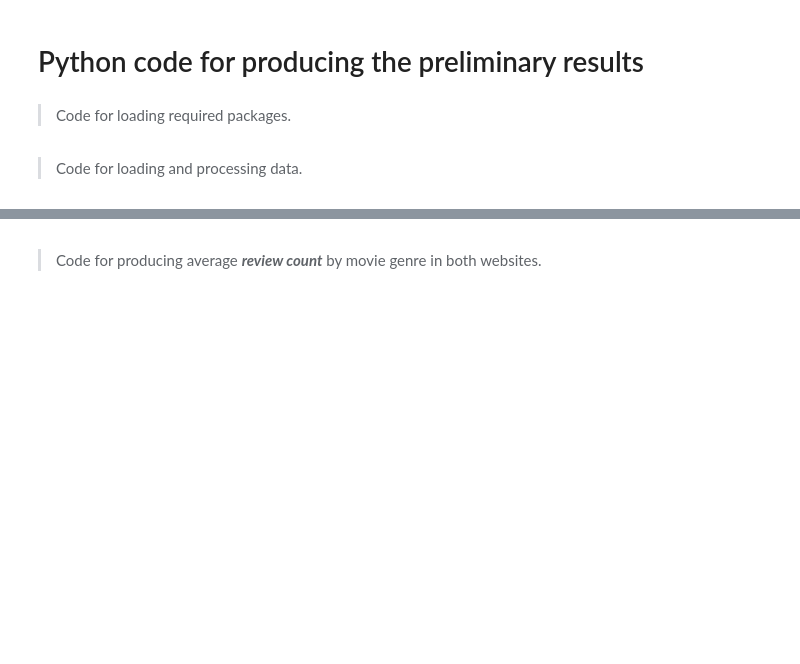
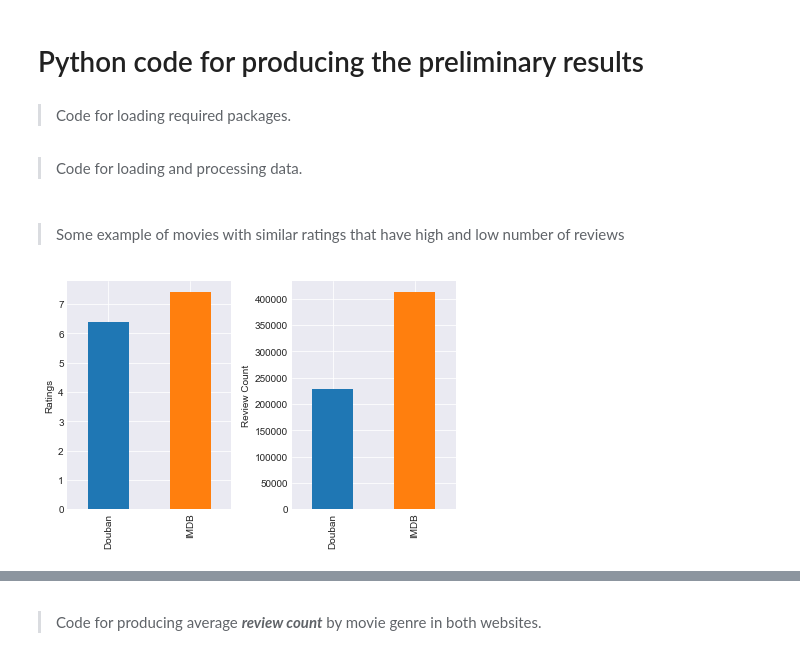
Before and after one commit to lorryon/Douban_IMDB, a Jupyter notebook: movie review presentation.ipynb, the cells around one changed output, grey strips where cells are left out. Cells and saved outputs as stored; diff of their text form; code cells hidden in the pictures; blank space fills up the shorter version.

```diff
--- a/movie review presentation.ipynb
+++ b/movie review presentation.ipynb
@@ -98,3 +99,17 @@ for i in uniq_genre:
     df[i] = df_genre.apply(lambda x: i in x if x is not None else False)
 
 df['All Genre'] = True
+# %% [markdown]
+<a id="example"></a>
+> Some example of movies with similar ratings that have high and low number of reviews
+# %%
+black_panther = pd.DataFrame({'Ratings': [6.4, 7.4], 'Review Count': [227799, 412031]}, index=['Douban', 'IMDB'])
+plt.subplot(1, 2, 1)
+black_panther['Ratings'].plot.bar()
+plt.ylabel('Ratings')
+plt.subplot(1, 2, 2)
+black_panther['Review Count'].plot.bar()
+plt.ylabel('Review Count')
+plt.tight_layout()
+# %% [output]
+[figure, added]
```
Also changed, not shown: parts of 3 cells of this notebook.
